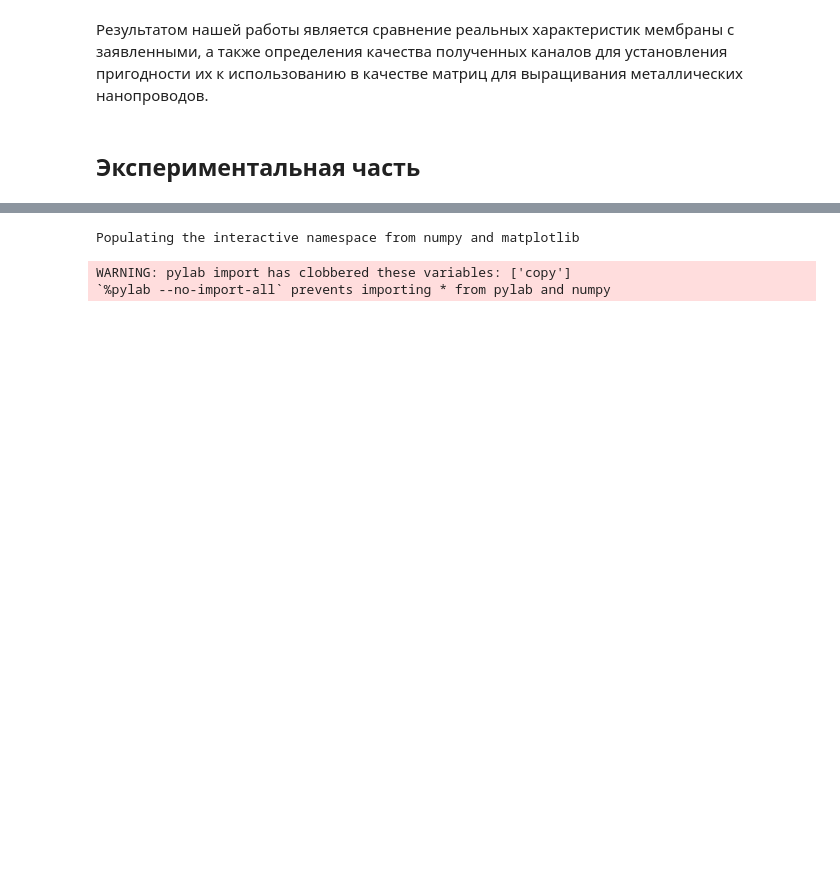
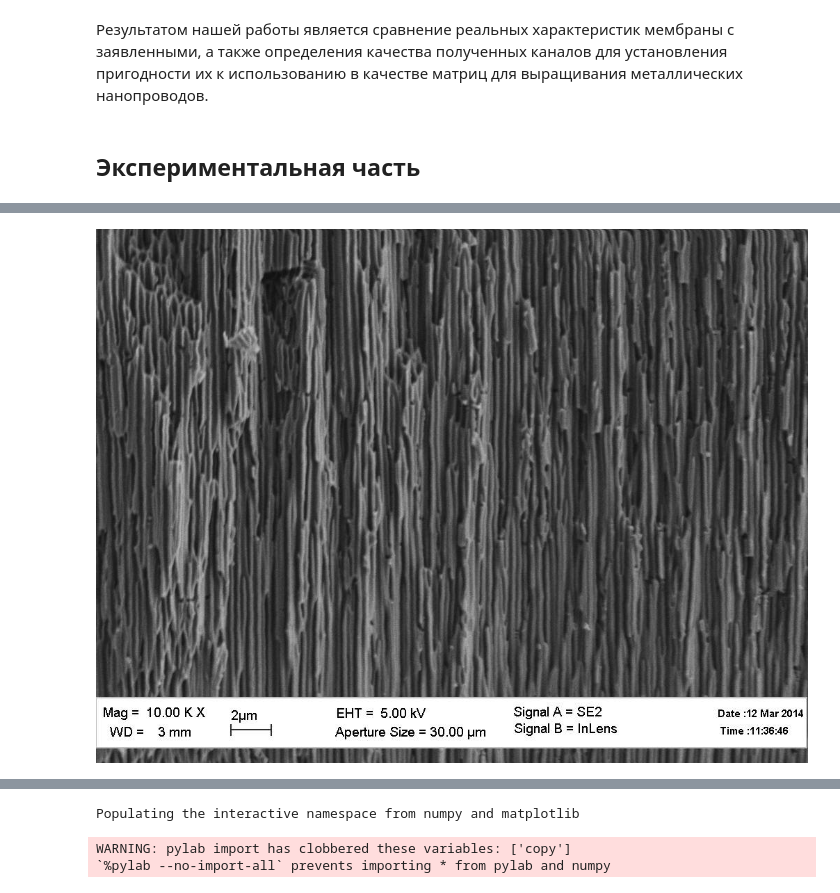
Before and after one commit to vdrhtc/CellDistinguisher, a Jupyter notebook: PIL_Test.ipynb, the cells around one changed output, grey strips where cells are left out. Drawn from its saved outputs; the diff is of its cells as text; code cells hidden in the pictures; blank space fills up the shorter version.

```diff
--- a/PIL_Test.ipynb
+++ b/PIL_Test.ipynb
@@ -16,0 +28,4 @@
+# %%
+Imga(filename=PWD[0]+'/1_09.jpg', width = 500)
+# %% [output]
+[figure, added]
```
Also changed, not shown: parts of 24 cells of this notebook, 5 other files.
